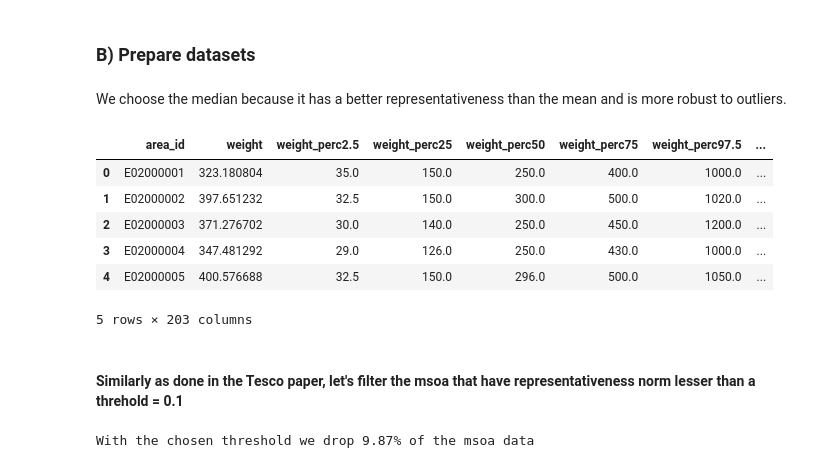
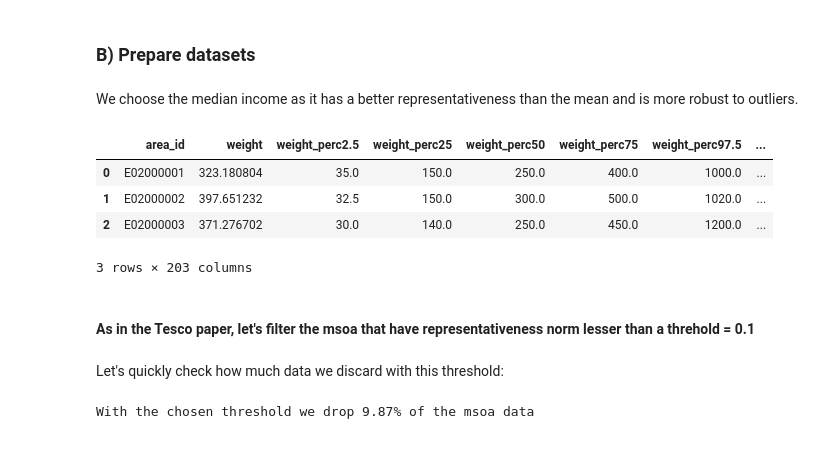
Before and after one commit to epfl-ada/ada-2020-project-milestone-p3-p3_adacadabra, a Jupyter notebook: extension.ipynb, the cells around one changed output. Saved outputs shown, nothing was run; the diff lists cells and outputs as text; code cells hidden in the pictures.

```diff
--- a/extension.ipynb
+++ b/extension.ipynb
@@ -78,27 +78,30 @@ msoa_map_df.plot(ax=ax)
 # %% [markdown]
 ### B) Prepare datasets
 # %% [markdown]
-We choose the median because it has a better representativeness than the mean and is more robust to outliers.
+We choose the median income as it has a better representativeness than the mean and is more robust to outliers.
 # %%
+# merge the median income to our main dataframe
 official_useful_features = ["Household Income Estimates (2011/12);Total Median Annual Household Income (£);",
                             "Middle Super Output Area"]
 main_df = tesco_msoa_df.merge(msoa_profile_df[official_useful_features],
                               left_on="area_id",right_on="Middle Super Output Area")
+
+# Rename the column representing median income to shorter name
 main_df = main_df.rename(columns={"Household Income Estimates (2011/12);Total Median Annual Household Income (£);":
                "median_income"}).drop(columns=["Middle Super Output Area"])
-main_df.head(5)
+main_df.head(3)
 # %% [output]
 |  | area_id | weight | weight_perc2.5 | weight_perc25 | weight_perc50 | weight_perc75 | weight_perc97.5 | ... |
 | 0 | E02000001 | 323.180804 | 35.0 | 150.0 | 250.0 | 400.0 | 1000.0 | ... |
 | 1 | E02000002 | 397.651232 | 32.5 | 150.0 | 300.0 | 500.0 | 1020.0 | ... |
 | 2 | E02000003 | 371.276702 | 30.0 | 140.0 | 250.0 | 450.0 | 1200.0 | ... |
-| 3 | E02000004 | 347.481292 | 29.0 | 126.0 | 250.0 | 430.0 | 1000.0 | ... |
-| 4 | E02000005 | 400.576688 | 32.5 | 150.0 | 296.0 | 500.0 | 1050.0 | ... |
-5 rows × 203 columns
+3 rows × 203 columns
 # %% [markdown]
-#### Similarly as done in the Tesco paper, let's filter the msoa that have representativeness norm lesser than a threhold = 0.1
+#### As in the Tesco paper, let's filter the msoa that have representativeness norm lesser than a threhold = 0.1
 # %%
 repr_msoa_df = main_df[ main_df['representativeness_norm'] >= 0.1 ]
+# %% [markdown]
+Let's quickly check how much data we discard with this threshold:
 # %%
 ini_data_size = main_df.shape[0]
 repr_data_size = repr_msoa_df.shape[0]
```
Also changed, not shown: parts of 47 cells of this notebook.
